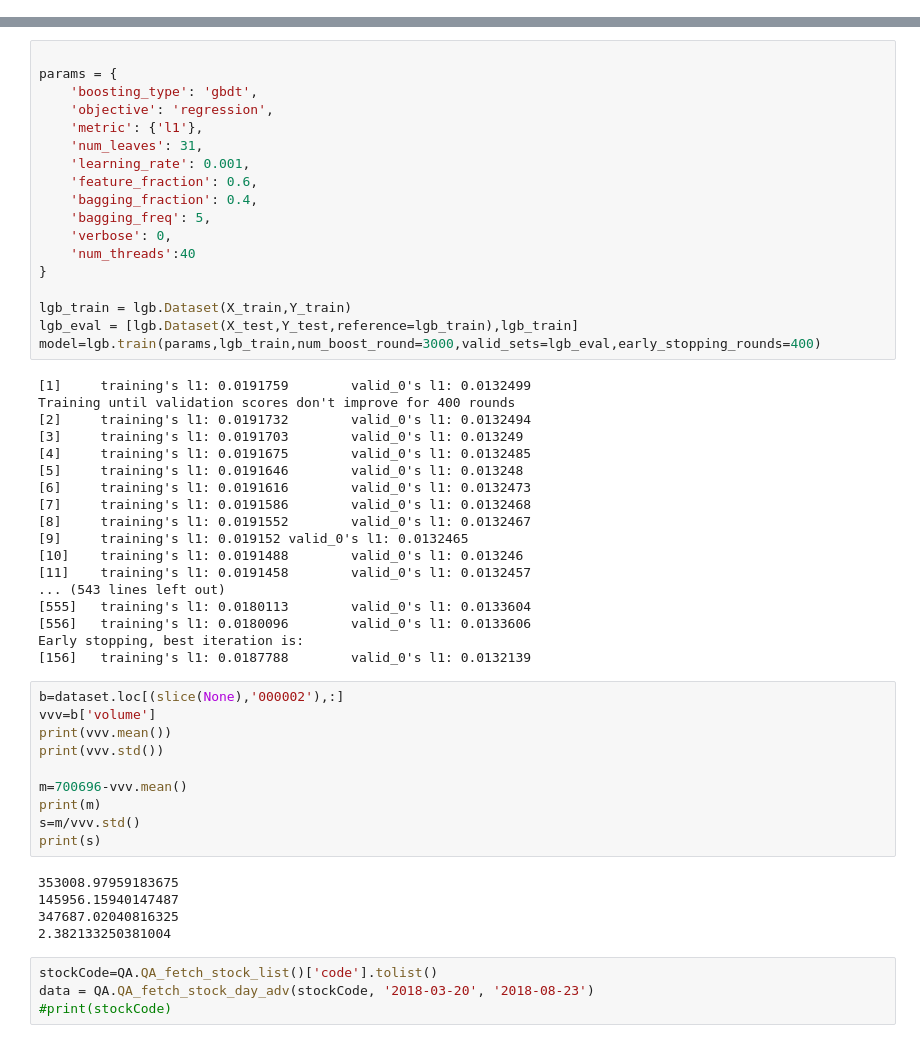
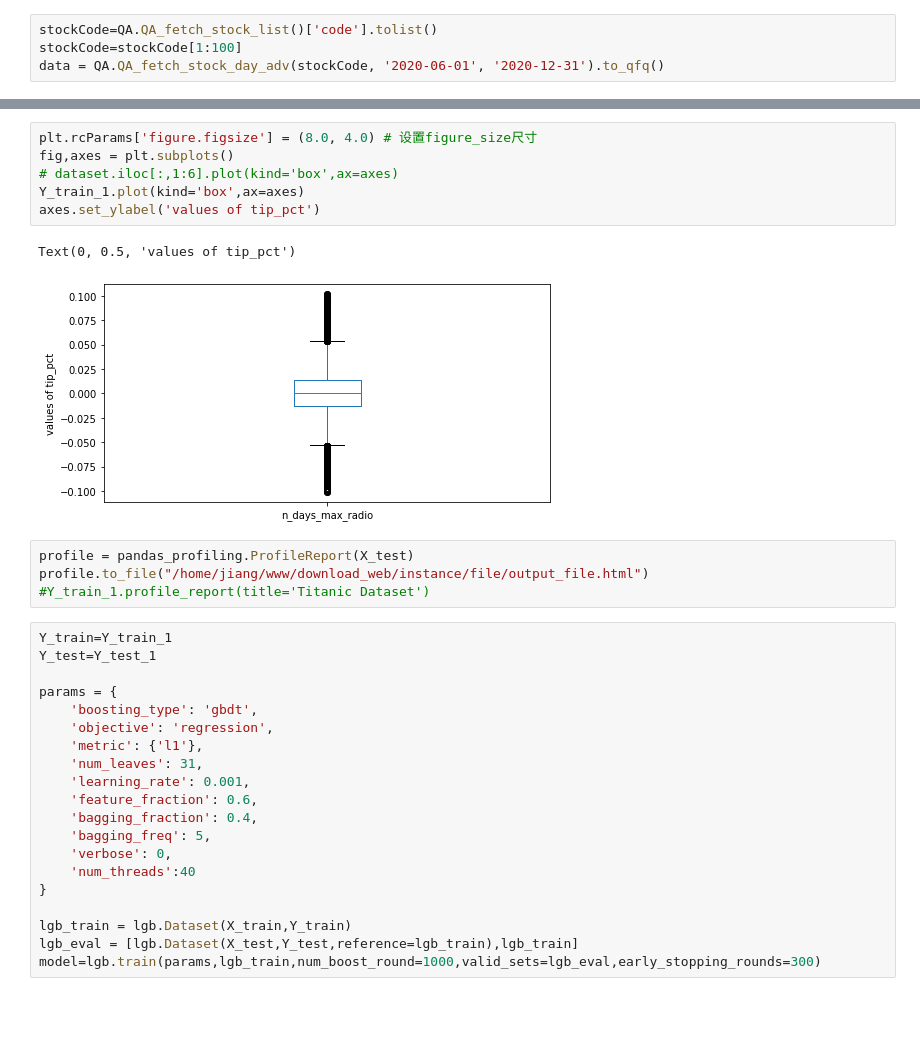
Before and after one commit to JLJLJ/QUANT, a Jupyter notebook: 30天涨跌选股.ipynb, the cells around one changed output, grey strips where cells are left out. Drawn from its saved outputs; the diff is of its cells as text; blank space fills up the shorter version.

Commit message:
Parallel pandas

```diff
--- a/30天涨跌选股.ipynb
+++ b/30天涨跌选股.ipynb
@@ -167,0 +41,4 @@ def get_all_indicator(data):
+# %%
+stockCode=QA.QA_fetch_stock_list()['code'].tolist()
+stockCode=stockCode[1:100]
+data = QA.QA_fetch_stock_day_adv(stockCode, '2020-06-01', '2020-12-31').to_qfq()
@@ -251,4 +214,19 @@ Y_test=Y_test['n_days_max_radio']
+# %%
+plt.rcParams['figure.figsize'] = (8.0, 4.0) # 设置figure_size尺寸
+fig,axes = plt.subplots()
+# dataset.iloc[:,1:6].plot(kind='box',ax=axes)
+Y_train_1.plot(kind='box',ax=axes)
+axes.set_ylabel('values of tip_pct')
+# %% [output]
+Text(0, 0.5, 'values of tip_pct')
+[figure, added]
+# %%
+profile = pandas_profiling.ProfileReport(X_test)
+profile.to_file("/home/jiang/www/download_web/instance/file/output_file.html")
+#Y_train_1.profile_report(title='Titanic Dataset')
 # %%
+Y_train=Y_train_1
+Y_test=Y_test_1
 
 params = {
     'boosting_type': 'gbdt',
@@ -265,41 +243,4 @@ params = {
 
 lgb_train = lgb.Dataset(X_train,Y_train)
 lgb_eval = [lgb.Dataset(X_test,Y_test,reference=lgb_train),lgb_train]
-model=lgb.train(params,lgb_train,num_boost_round=3000,valid_sets=lgb_eval,early_stopping_rounds=400)
+model=lgb.train(params,lgb_train,num_boost_round=1000,valid_sets=lgb_eval,early_stopping_rounds=300)
-# %% [output]
-[1]     training's l1: 0.0191759        valid_0's l1: 0.0132499
-Training until validation scores don't improve for 400 rounds
-[2]     training's l1: 0.0191732        valid_0's l1: 0.0132494
-[3]     training's l1: 0.0191703        valid_0's l1: 0.013249
-[4]     training's l1: 0.0191675        valid_0's l1: 0.0132485
-[5]     training's l1: 0.0191646        valid_0's l1: 0.013248
-[6]     training's l1: 0.0191616        valid_0's l1: 0.0132473
-[7]     training's l1: 0.0191586        valid_0's l1: 0.0132468
-[8]     training's l1: 0.0191552        valid_0's l1: 0.0132467
-[9]     training's l1: 0.019152 valid_0's l1: 0.0132465
-[10]    training's l1: 0.0191488        valid_0's l1: 0.013246
-[11]    training's l1: 0.0191458        valid_0's l1: 0.0132457
-... (543 lines left out)
-[555]   training's l1: 0.0180113        valid_0's l1: 0.0133604
-[556]   training's l1: 0.0180096        valid_0's l1: 0.0133606
-Early stopping, best iteration is:
-[156]   training's l1: 0.0187788        valid_0's l1: 0.0132139
-# %%
-b=dataset.loc[(slice(None),'000002'),:]
-vvv=b['volume']
-print(vvv.mean())
-print(vvv.std())
-
-m=700696-vvv.mean()
-print(m)
-s=m/vvv.std()
-print(s)
-# %% [output]
-353008.97959183675
-145956.15940147487
-347687.02040816325
-2.382133250381004
-# %%
-stockCode=QA.QA_fetch_stock_list()['code'].tolist()
-data = QA.QA_fetch_stock_day_adv(stockCode, '2018-03-20', '2018-08-23')
-#print(stockCode)
```
Also changed, not shown: parts of 16 cells of this notebook.
